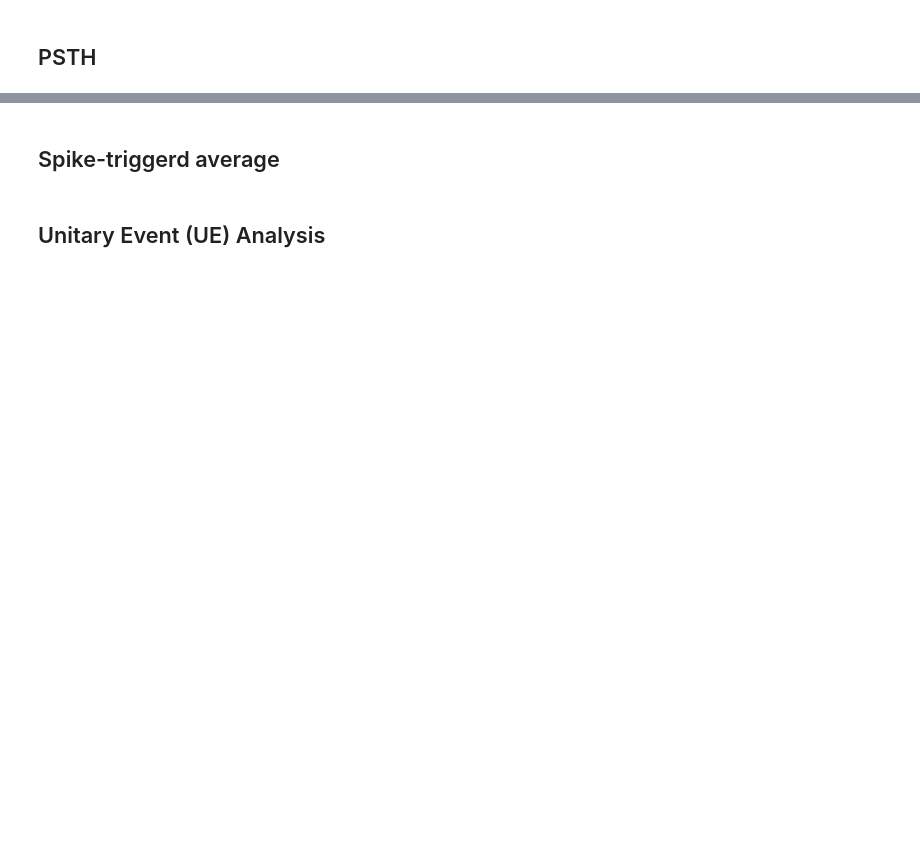
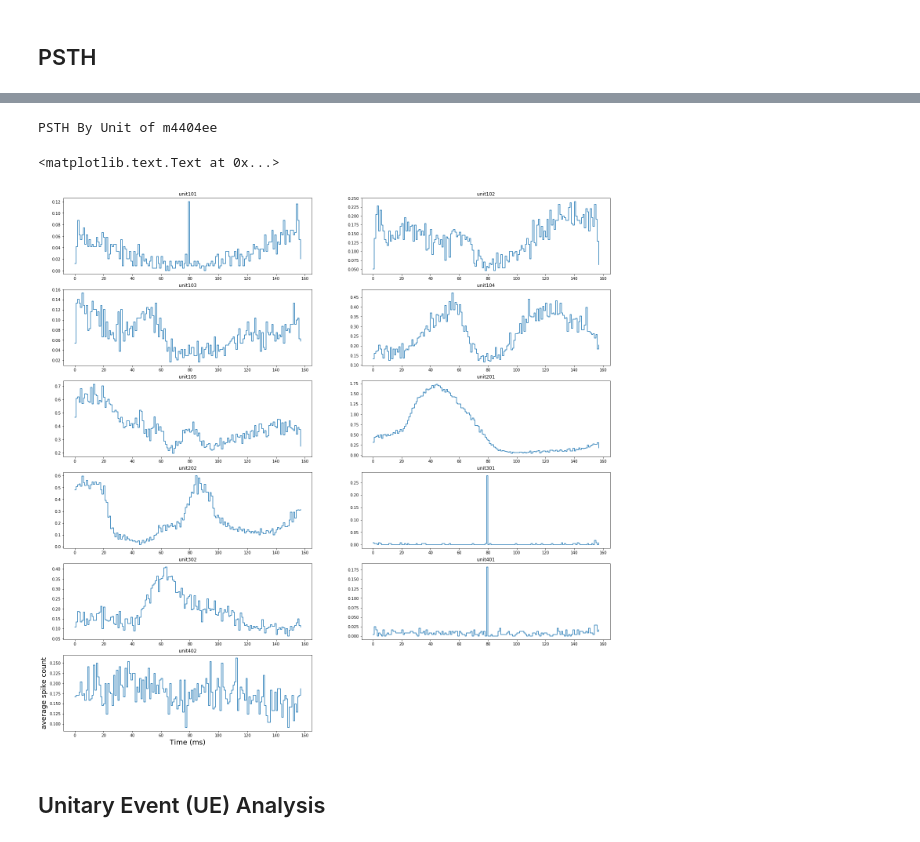
Before and after one commit to shimalice/MotorControlData, a Jupyter notebook: motor/Untitled.ipynb, the cells around one changed output, grey strips where cells are left out. Drawn from its saved outputs; the diff is of its cells as text; code cells hidden in the pictures; blank space fills up the shorter version.

```diff
--- a/motor/Untitled.ipynb
+++ b/motor/Untitled.ipynb
@@ -71,5 +84,29 @@ Spike raster plot By Unit of None
-# %% [markdown]
-## Spike-triggerd average
+# %%
+fig = plt.figure(figsize=(25,25))
+axes = []
+
+# for blk in blk_L:
+blk = blk_L[0]
+print('PSTH By Unit of %s' % blk.name)
+for unit_i, unit in enumerate(blk.list_units):
+    axes.append(fig.add_subplot(len(blk.list_units)//2+1, 2, unit_i+1))
+
+    bins = 160 # 25ms
+    sum_hist = np.zeros(bins)
+    for spiketrain in unit.spiketrains:
+        hist, bin_edges = np.histogram(spiketrain, bins)
+        sum_hist = sum_hist + hist
+    PSTH = sum_hist / len(unit.spiketrains)
+#     plt.plot(PSTH, drawstyle='steps-post')
+
+    axes[unit_i].plot(PSTH[1:-1], drawstyle='steps-post')
+    axes[unit_i].set_title('%s' % unit.name)
+plt.xlabel('Time (ms)', fontsize=18)
+plt.ylabel('average spike count', fontsize=18)
+# %% [output]
+PSTH By Unit of m4404ee
+<matplotlib.text.Text at 0x...>
+[figure, added]
 # %% [markdown]
 ## Unitary Event (UE) Analysis
 # %%
```
Also changed, not shown: parts of 10 cells of this notebook, 2 other files.
